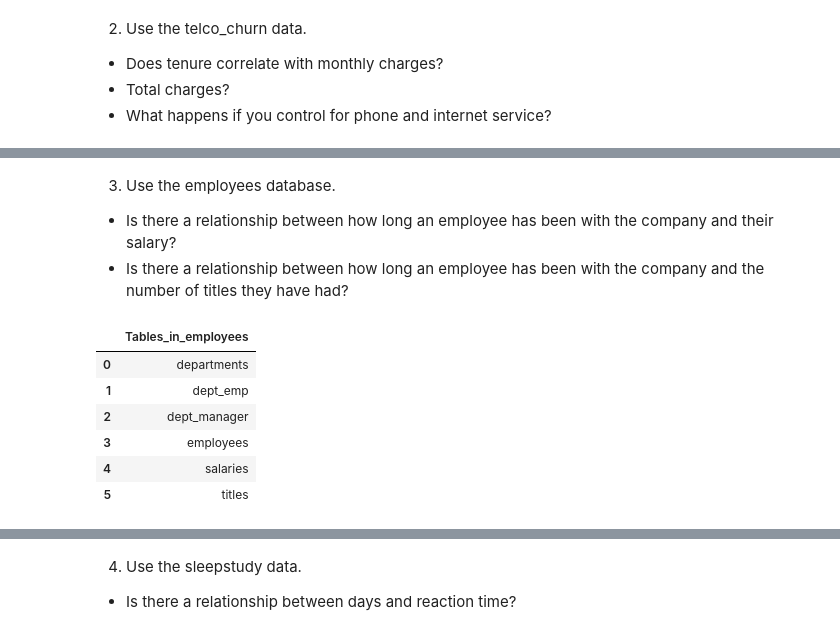
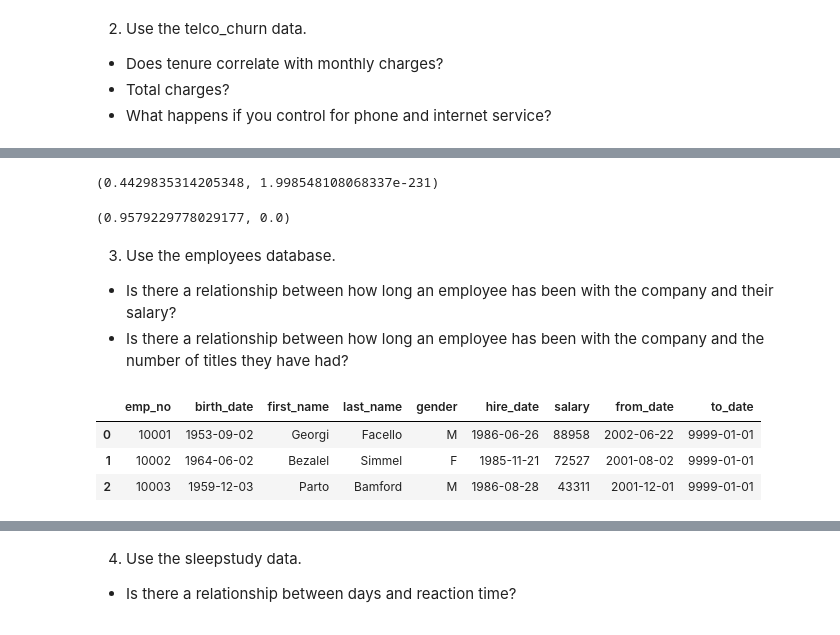
Before and after one commit to nickpedri/statistics-exercises, a Jupyter notebook: hypothesis_testing.ipynb, the cells around one changed output, grey strips where cells are left out. Drawn from its saved outputs; the diff is of its cells as text; code cells hidden in the pictures.

```diff
--- a/hypothesis_testing.ipynb
+++ b/hypothesis_testing.ipynb
@@ -305,3 +341,16 @@ telco
+# %%
+r, p = stats.pearsonr(tpi['tenure'],tpi['monthly_charges'])
+r, p
+# There is no correlation
+# %% [output]
+(0.4429835314205348, 1.998548108068337e-231)
+# %%
+tpi['total_charges'] = tpi['total_charges'].astype(float)
+r, p = stats.pearsonr(tpi['tenure'],tpi['total_charges'])
+r, p
+# There is a correlation
+# %% [output]
+(0.9579229778029177, 0.0)
 # %% [markdown]
 3. Use the employees database.
 * Is there a relationship between how long an employee has been with the company and their salary?
@@ -309,16 +358,15 @@ telco
 # %%
 url = env.get_connection('employees')
 engine = create_engine(url)
 xx = text('''
-        SHOW TABLES
+        SELECT * FROM employees as E
+        JOIN salaries as S USING(emp_no)
+        WHERE to_date > CURDATE()
         ''')
 emp = pd.read_sql(xx,engine.connect())
-emp
+emp.head(3)
 # %% [output]
-|  | Tables_in_employees |
-| 0 | departments |
-| 1 | dept_emp |
-| 2 | dept_manager |
-| 3 | employees |
-| 4 | salaries |
-| 5 | titles |
+|  | emp_no | birth_date | first_name | last_name | gender | hire_date | salary | from_date | to_date |
+| 0 | 10001 | 1953-09-02 | Georgi | Facello | M | 1986-06-26 | 88958 | 2002-06-22 | 9999-01-01 |
+| 1 | 10002 | 1964-06-02 | Bezalel | Simmel | F | 1985-11-21 | 72527 | 2001-08-02 | 9999-01-01 |
+| 2 | 10003 | 1959-12-03 | Parto | Bamford | M | 1986-08-28 | 43311 | 2001-12-01 | 9999-01-01 |
```
Also changed, not shown: parts of 15 cells of this notebook.
